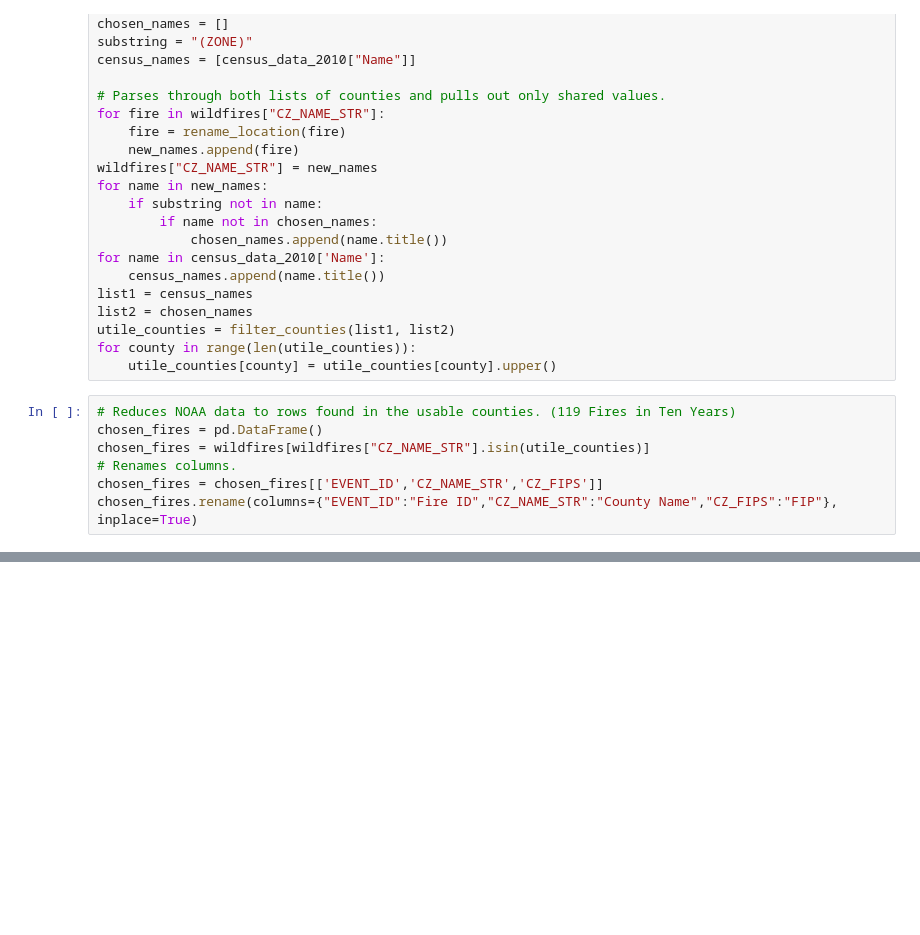
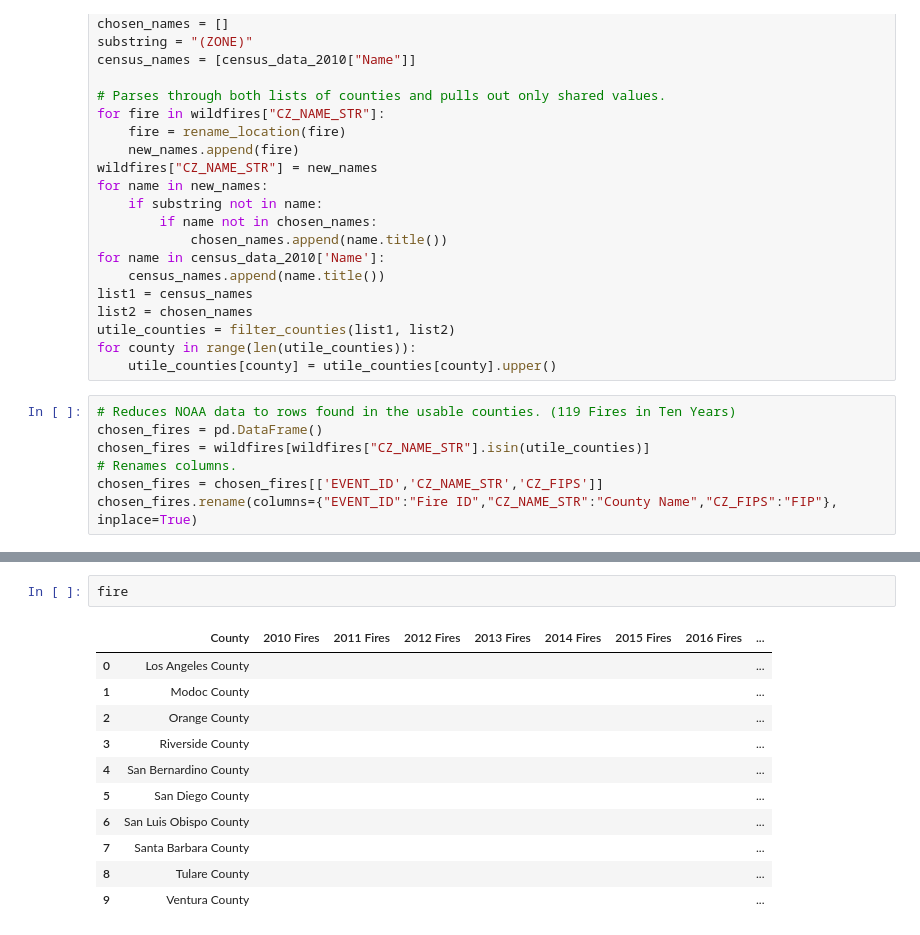
Before and after one commit to jacobdv/extreme-weather, a Jupyter notebook: wildfire-population-analysis.ipynb, the cells around one changed output, grey strips where cells are left out. Saved outputs shown, nothing was run; the diff lists cells and outputs as text; blank space fills up the shorter version.

```diff
--- a/wildfire-population-analysis.ipynb
+++ b/wildfire-population-analysis.ipynb
@@ -85,0 +131,14 @@ county_fires
+# %%
+fire
+# %% [output]
+|  | County | 2010 Fires | 2011 Fires | 2012 Fires | 2013 Fires | 2014 Fires | 2015 Fires | 2016 Fires | ... |
+| 0 | Los Angeles County |  |  |  |  |  |  |  | ... |
+| 1 | Modoc County |  |  |  |  |  |  |  | ... |
+| 2 | Orange County |  |  |  |  |  |  |  | ... |
+| 3 | Riverside County |  |  |  |  |  |  |  | ... |
+| 4 | San Bernardino County |  |  |  |  |  |  |  | ... |
+| 5 | San Diego County |  |  |  |  |  |  |  | ... |
+| 6 | San Luis Obispo County |  |  |  |  |  |  |  | ... |
+| 7 | Santa Barbara County |  |  |  |  |  |  |  | ... |
+| 8 | Tulare County |  |  |  |  |  |  |  | ... |
+| 9 | Ventura County |  |  |  |  |  |  |  | ... |
```
Also changed, not shown: parts of 5 cells of this notebook.
